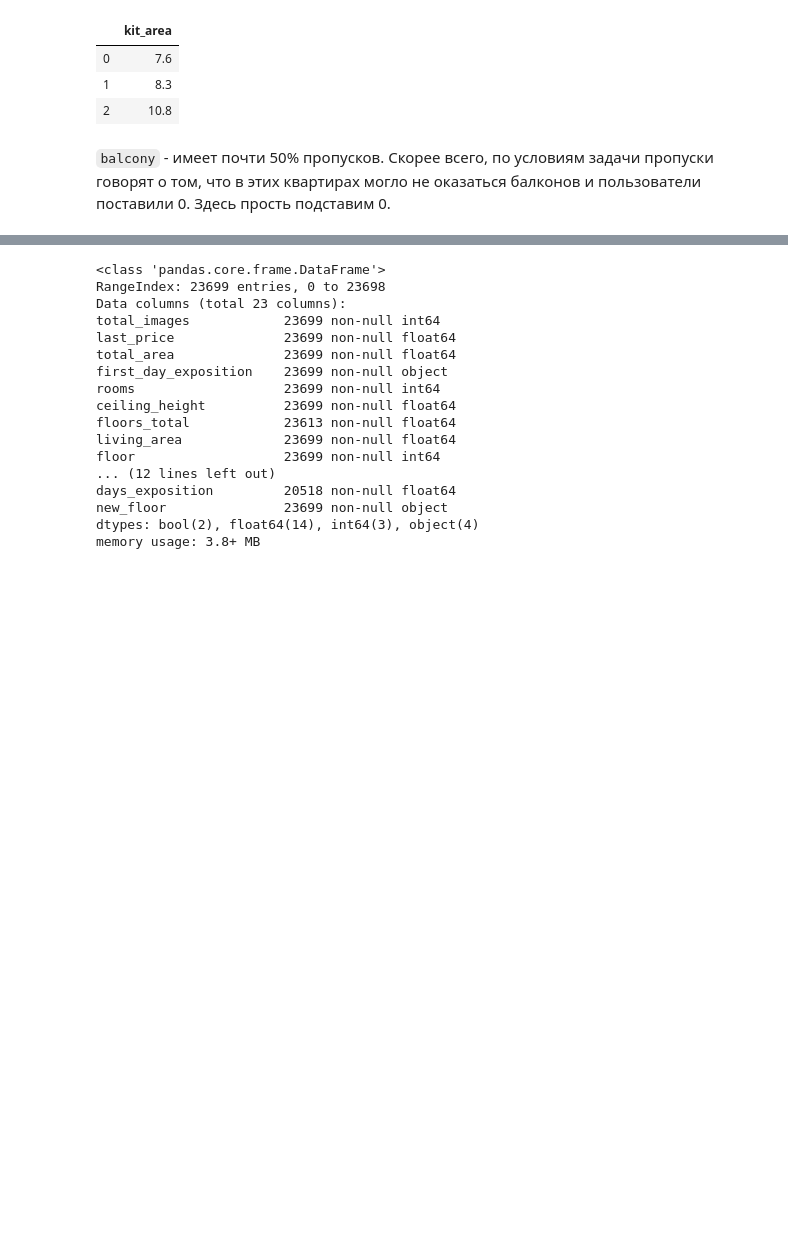
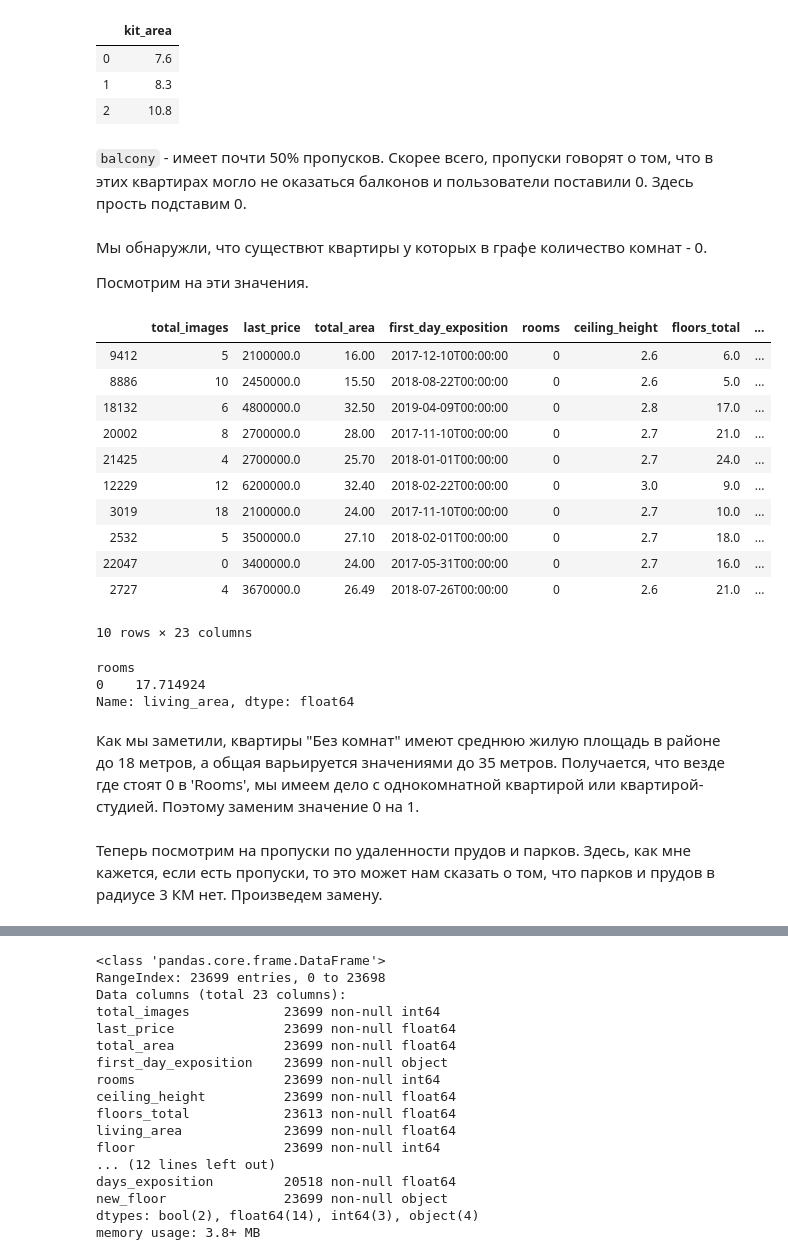
Before and after one commit to ViacheslavPogorelyy/YaP, a Jupyter notebook: part_number_two/project_2.ipynb, the cells around one changed output, grey strips where cells are left out. Cells and saved outputs as stored; diff of their text form; code cells hidden in the pictures; blank space fills up the shorter version.

Commit message:
Add files via upload
new columns without NA

```diff
--- a/part_number_two/project_2.ipynb
+++ b/part_number_two/project_2.ipynb
@@ -260,6 +260,34 @@ columns = ['малоэтажки', 'многоэтажки', 'высокоэта
 for i in range(len(columns)):
     df.loc[df['new_floor'] == columns[i],'kitchen_area'] = df.loc[df['new_floor'] == columns[i],'kitchen_area'].fillna(level['level'][i])
 # %% [markdown]
-`balcony` - имеет почти 50% пропусков. Скорее всего, по условиям задачи пропуски говорят о том, что в этих квартирах могло не оказаться балконов и пользователи поставили 0. Здесь прость подставим 0.
+`balcony` - имеет почти 50% пропусков. Скорее всего, пропуски говорят о том, что в этих квартирах могло не оказаться балконов и пользователи поставили 0. Здесь прость подставим 0.
 # %%
 df['balcony'] = df['balcony'].fillna(0)
+# %% [markdown]
+Мы обнаружли, что существют квартиры у которых в графе количество комнат - 0.
+
+Посмотрим на эти значения.
+# %%
+df.sort_values('rooms').head(10)
+# %% [output]
+|  | total_images | last_price | total_area | first_day_exposition | rooms | ceiling_height | floors_total | ... |
+| 9412 | 5 | 2100000.0 | 16.00 | 2017-12-10T00:00:00 | 0 | 2.6 | 6.0 | ... |
+| 8886 | 10 | 2450000.0 | 15.50 | 2018-08-22T00:00:00 | 0 | 2.6 | 5.0 | ... |
+| 18132 | 6 | 4800000.0 | 32.50 | 2019-04-09T00:00:00 | 0 | 2.8 | 17.0 | ... |
+| 20002 | 8 | 2700000.0 | 28.00 | 2017-11-10T00:00:00 | 0 | 2.7 | 21.0 | ... |
+| 21425 | 4 | 2700000.0 | 25.70 | 2018-01-01T00:00:00 | 0 | 2.7 | 24.0 | ... |
+| 12229 | 12 | 6200000.0 | 32.40 | 2018-02-22T00:00:00 | 0 | 3.0 | 9.0 | ... |
+| 3019 | 18 | 2100000.0 | 24.00 | 2017-11-10T00:00:00 | 0 | 2.7 | 10.0 | ... |
+| 2532 | 5 | 3500000.0 | 27.10 | 2018-02-01T00:00:00 | 0 | 2.7 | 18.0 | ... |
+| 22047 | 0 | 3400000.0 | 24.00 | 2017-05-31T00:00:00 | 0 | 2.7 | 16.0 | ... |
+| 2727 | 4 | 3670000.0 | 26.49 | 2018-07-26T00:00:00 | 0 | 2.6 | 21.0 | ... |
+10 rows × 23 columns
+# %%
+df.query('rooms == "0"').groupby('rooms')['living_area'].agg('mean')
+# %% [output]
+rooms
+0    17.714924
+Name: living_area, dtype: float64
+# %% [markdown]
+Как мы заметили, квартиры "Без комнат" имеют среднюю жилую площадь в районе до 18 метров, а общая варьируется значениями до 35 метров.
+Получается, что везде где стоят 0 в 'Rooms', мы имеем дело с однокомнатной квартирой или квартирой-студией. Поэтому заменим значение 0 на 1.
@@ -265,0 +296,2 @@ df['balcony'] = df['balcony'].fillna(0)
+# %% [markdown]
+Теперь посмотрим на пропуски по удаленности прудов и парков. Здесь, как мне кажется, если есть пропуски, то это может нам сказать о том, что парков и прудов в радиусе 3 КМ нет. Произведем замену.
```
Also changed, not shown: parts of 3 cells of this notebook.
